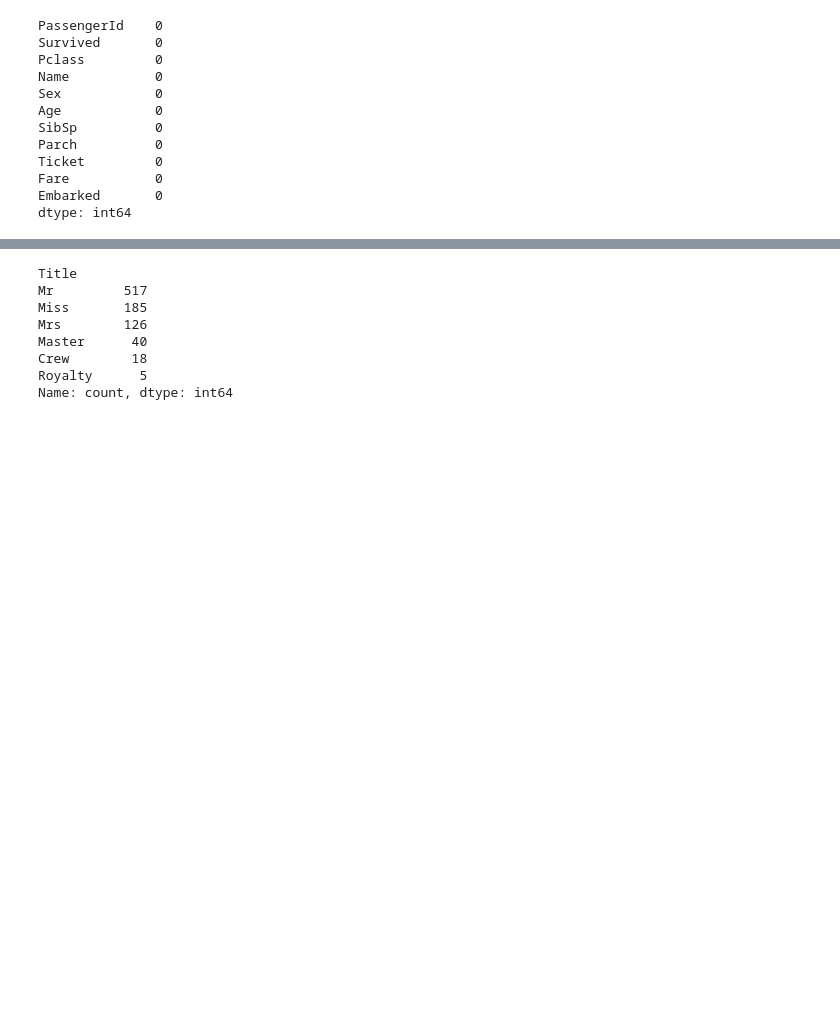
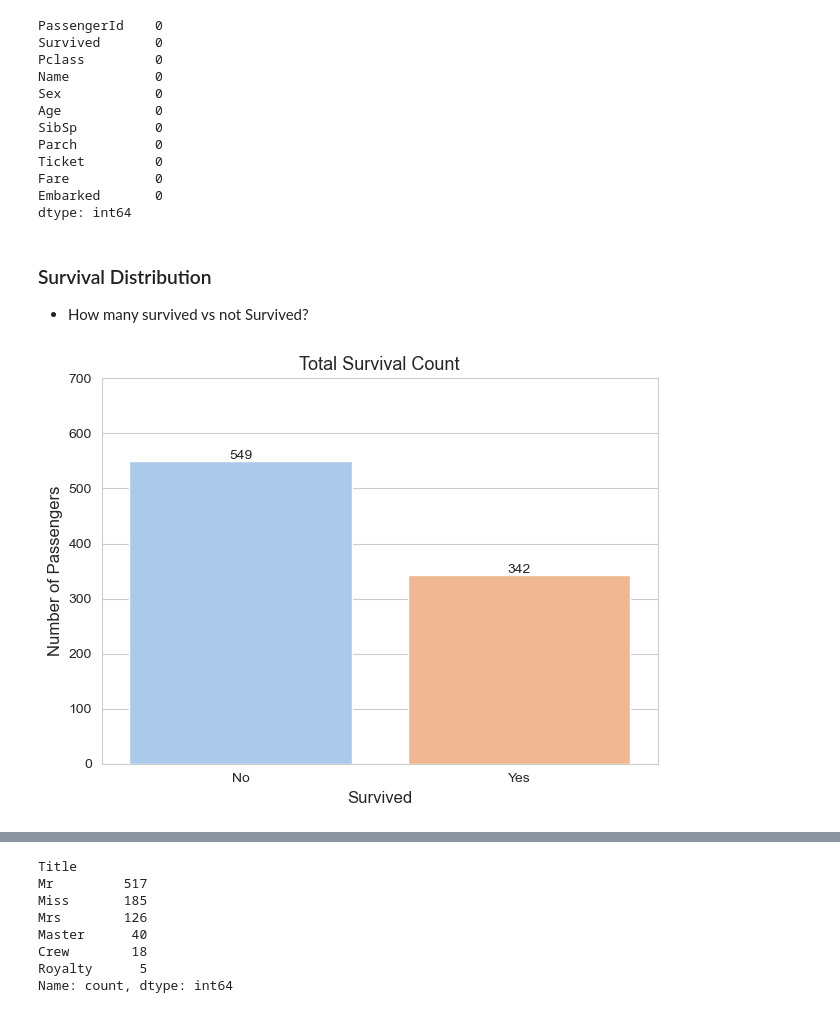
Before and after one commit to faisal-askani/Titanic_Data_Analysis, a Jupyter notebook: eda.ipynb, the cells around one changed output, grey strips where cells are left out. Cells and saved outputs as stored; diff of their text form; code cells hidden in the pictures; blank space fills up the shorter version.

```diff
--- a/eda.ipynb
+++ b/eda.ipynb
@@ -102,16 +147,20 @@ We observe the following average (mean) ages of passengers across the different
 # %%
-avg_age_by_class = {1: 37.0,
-                    2: 29.0,
-                    3: 24.0}
-
+# Define median ages by class and sex
+median_ages_by_class_genders = {
+    (1, 'male'): 40.0,
+    (1, 'female'): 35.0,
+    (2, 'male'): 30.0,
+    (2, 'female'): 28.0,
+    (3, 'male'): 25.0,
+    (3, 'female'): 21.5,
+}
 
 def fill_age(row):
     if pd.isnull(row['Age']):
-        return avg_age_by_class[row['Pclass']]
+        return median_ages_by_class_genders[(row['Pclass'], row['Sex'])]
     else:
         return row['Age']
 
-
 df['Age'] = df.apply(fill_age, axis=1)
 # %% [markdown]
 ### Dropping the `Cabin` Column
@@ -147,3 +196,32 @@ Ticket         0
 Fare           0
 Embarked       0
 dtype: int64
+# %% [markdown]
+### Survival Distribution
+
+- How many survived vs not Survived?
+# %%
+# Count of survivors vs non-survivors
+sns.set_style("whitegrid")
+count_plot = sns.countplot(x='Survived',
+                           data=df,
+                           hue='Survived',
+                           palette='pastel',
+                           legend=False)
+plt.ylim(0, 700)
+plt.title('Total Survival Count', fontsize=13)
+plt.xlabel('Survived', fontsize=12)
+plt.ylabel('Number of Passengers', fontsize=12)
+plt.xticks(ticks=[0, 1], labels=['No', 'Yes'])
+
+for bar in count_plot.patches:
+    count_plot.text(x=bar.get_x() + bar.get_width()/2,
+                    y=bar.get_height() + 5,
+                    s=f"{int(bar.get_height())}",
+                    ha='center',
+                    fontsize=10)
+
+plt.tight_layout()
+plt.show()
+# %% [output]
+[figure, added]
```
Also changed, not shown: parts of 38 cells of this notebook, 1 other file.
